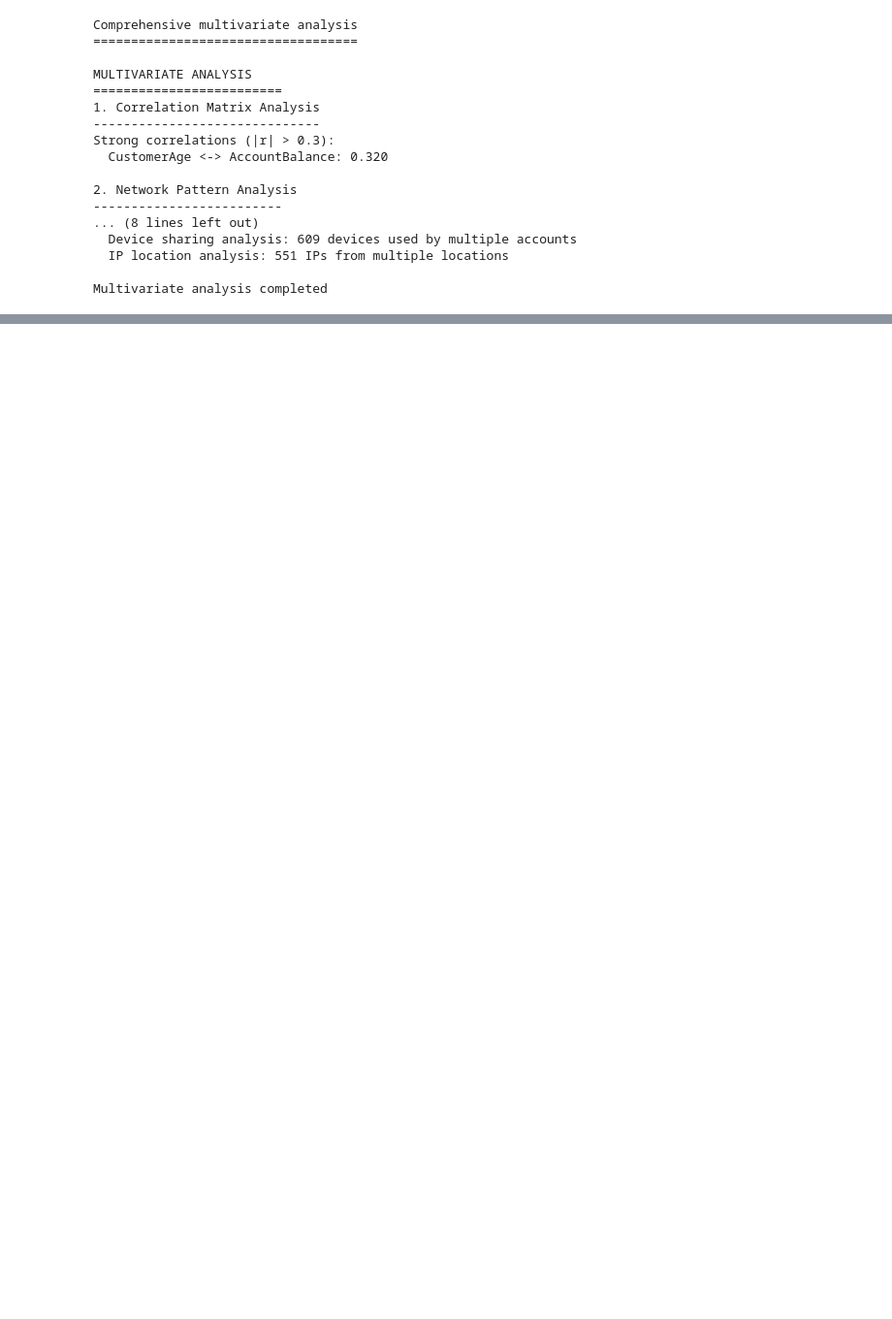
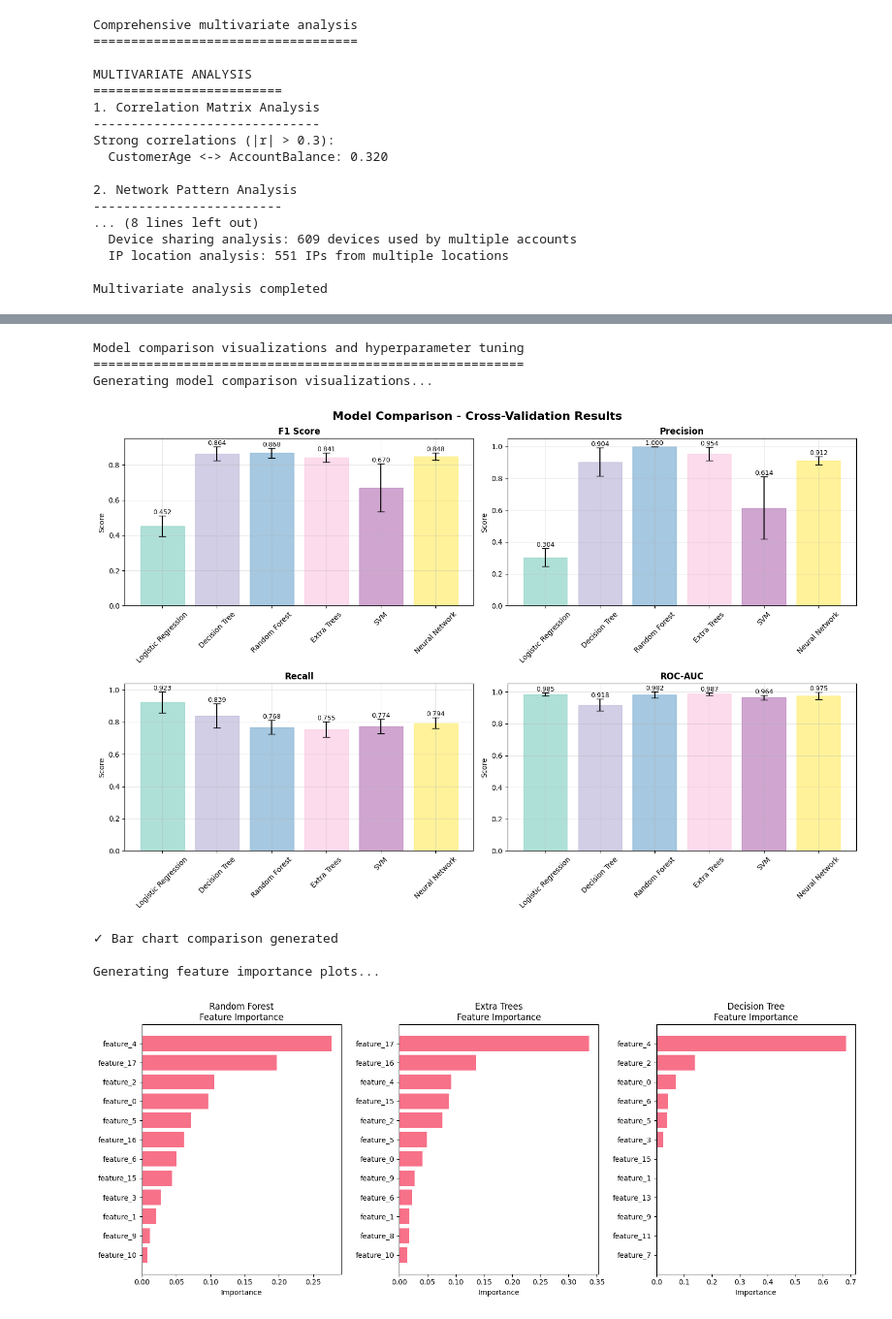
Before and after one commit to rbhat/fraud_detection_bank, a Jupyter notebook: new_approach.ipynb, the cells around one changed output, grey strips where cells are left out. Shown at 97% size. Cells and saved outputs as stored; diff of their text form; code cells hidden in the pictures; blank space fills up the shorter version.

Commit message:
start model comparisons

```diff
--- a/new_approach.ipynb
+++ b/new_approach.ipynb
@@ -3448,0 +1065,80 @@ Test set: 503 transactions, 1 fraud cases
+# %%
+# Cell 19 - model comparison visualizations and hyperparameter tuning
+print("Model comparison visualizations and hyperparameter tuning")
+print("=" * 57)
+
+# Generate comprehensive comparison plots
+print("Generating model comparison visualizations...")
+
+# 1. Bar chart comparison
+fig1 = comparator.plot_model_comparison()
+print("✓ Bar chart comparison generated")
+
+# 2. Feature importance for tree-based models
+print("\nGenerating feature importance plots...")
+fig2 = comparator.plot_feature_importance(top_n=12)
+print("✓ Feature importance plots generated")
+
+# 3. Get detailed results
+print("\nDetailed results with rankings:")
+detailed_results = comparator.get_results_summary()
+print(detailed_results)
+
+# 4. Hyperparameter tuning for top models
+print("\nHyperparameter tuning for top performing models")
+print("=" * 48)
+
+# Select top 3 models for tuning based on F1 score
+top_models = detailed_results.nlargest(3, 'cv_f1_mean')['model_name'].tolist()
+
+print(f"Top 3 models for hyperparameter tuning:")
+for i, model in enumerate(top_models, 1):
+    f1_score = detailed_results[detailed_results['model_name'] == model]['cv_f1_mean'].iloc[0]
+    print(f"  {i}. {model}: F1 = {f1_score:.3f}")
+
+# Tune hyperparameters for top models
+print(f"\nTuning hyperparameters using GridSearchCV...")
+print("This may take a few minutes...")
+
+tuned_models = comparator.tune_hyperparameters(top_models)
+print("✓ Hyperparameter tuning completed")
+
+# Evaluate tuned models
+print(f"\nEvaluating tuned models...")
+from sklearn.model_selection import cross_val_score
+
+tuned_results = []
+for model_name, tuned_model in tuned_models.items():
+    print(f"\nEvaluating tuned {model_name}...")
+
+    # Use same CV evaluation approach
+    use_scaled = model_name in ['SVM', 'Neural Network']
+    X_data = comparator.X_scaled if use_scaled else comparator.X
+
+    scores = cross_val_score(tuned_model, X_data, comparator.y, cv=comparator.cv, scoring='f1')
+    precision_scores = cross_val_score(tuned_model, X_data, comparator.y, cv=comparator.cv, scoring='precision')
+    recall_scores = cross_val_score(tuned_model, X_data, comparator.y, cv=comparator.cv, scoring='recall')
+
+    tuned_results.append({
+        'model_name': f"{model_name} (Tuned)",
+        'cv_f1_mean': scores.mean(),
+        'cv_f1_std': scores.std(),
+        'cv_precision_mean': precision_scores.mean(),
+        'cv_recall_mean': recall_scores.mean()
+    })
+
+    print(f"  Tuned F1: {scores.mean():.3f} (+/- {scores.std()*2:.3f})")
+
+# Create comparison table
+tuned_df = pd.DataFrame(tuned_results)
+print(f"\nTuned model performance:")
+print(tuned_df.round(3))
+# %% [output]
+Model comparison visualizations and hyperparameter tuning
+=========================================================
+Generating model comparison visualizations...
+[figure, added]
+✓ Bar chart comparison generated
+
+Generating feature importance plots...
+[figure, added]
```
Also changed, not shown: parts of 63 cells of this notebook, 1 other file.
